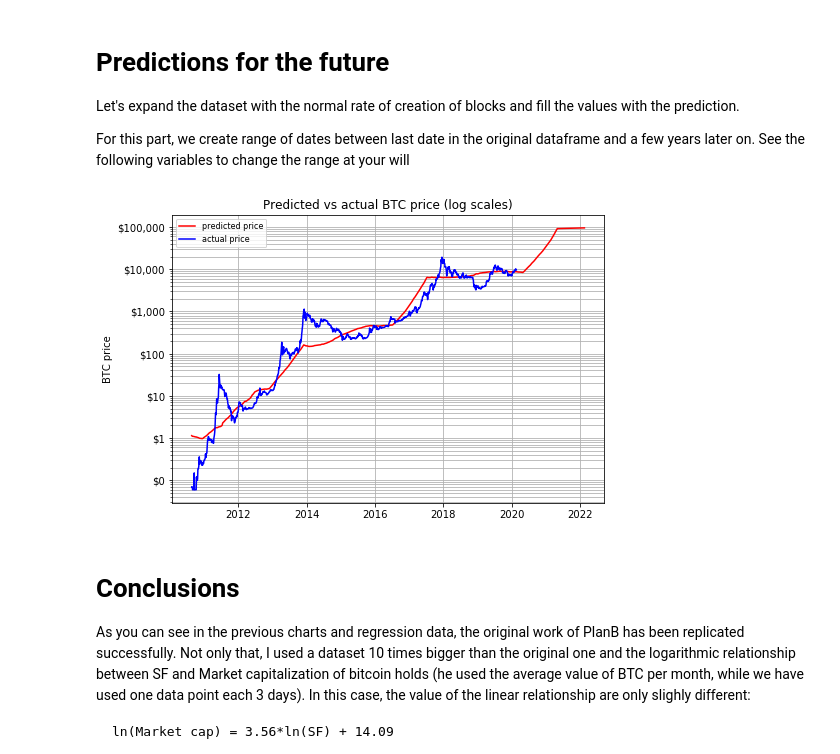
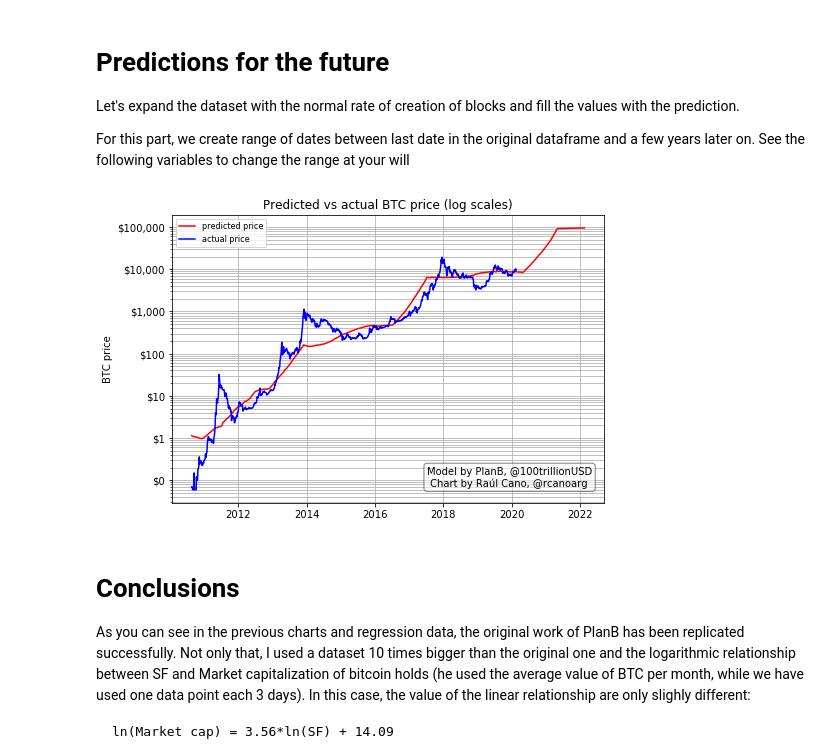
Before and after one commit to raulcano/bitcoin-analysis, a Jupyter notebook: btc-analysis.ipynb, the cells around one changed output. Cells and saved outputs as stored; diff of their text form; code cells hidden in the pictures.

Commit message:
adds images

```diff
--- a/btc-analysis.ipynb
+++ b/btc-analysis.ipynb
@@ -173,0 +176,4 @@ print('Total datapoints: ' + str(df.shape[0]))
+# %%
+#Text box with the credits
+propstext = 'Model by PlanB, @100trillionUSD\n Chart by Raúl Cano, @rcanoarg'
+propsbox = dict(boxstyle='round', facecolor='white', alpha=0.5)
@@ -465,22 +523,26 @@ df_future =  pd.concat([df, df2])
 # %%
 fig = plt.figure()
 ax = fig.add_axes([0, 0, 1, 1]) # main axes
 ax.semilogy(df_future['date'], df_future['predicted_price'], color=colors[4])
 ax.semilogy(df_future['date'], df_future['price'], color=colors[0])
 ax.set_title('Predicted vs actual BTC price (log scales)')
 ax.legend(('predicted price','actual price'),
     loc="upper left",
     ncol=1,
     fontsize=8)
 
 ax.set_ylabel('BTC price')
 format = '${x:,.0f}'
 tick = ticker.StrMethodFormatter(format)
 ax.yaxis.set_major_formatter(tick)
+
+# place the credits
+ax.text(0.59, 0.05, propstext, transform=ax.transAxes, fontsize=10,
+    verticalalignment='bottom', bbox=propsbox)
 plt.grid(True, which="both")
-plt.show();
+plt.show()
 # %% [output]
-[figure, old version]
+[figure, new version]
 # %% [markdown]
 # Conclusions
 
```
Also changed, not shown: parts of 14 cells of this notebook, 10 other files.
